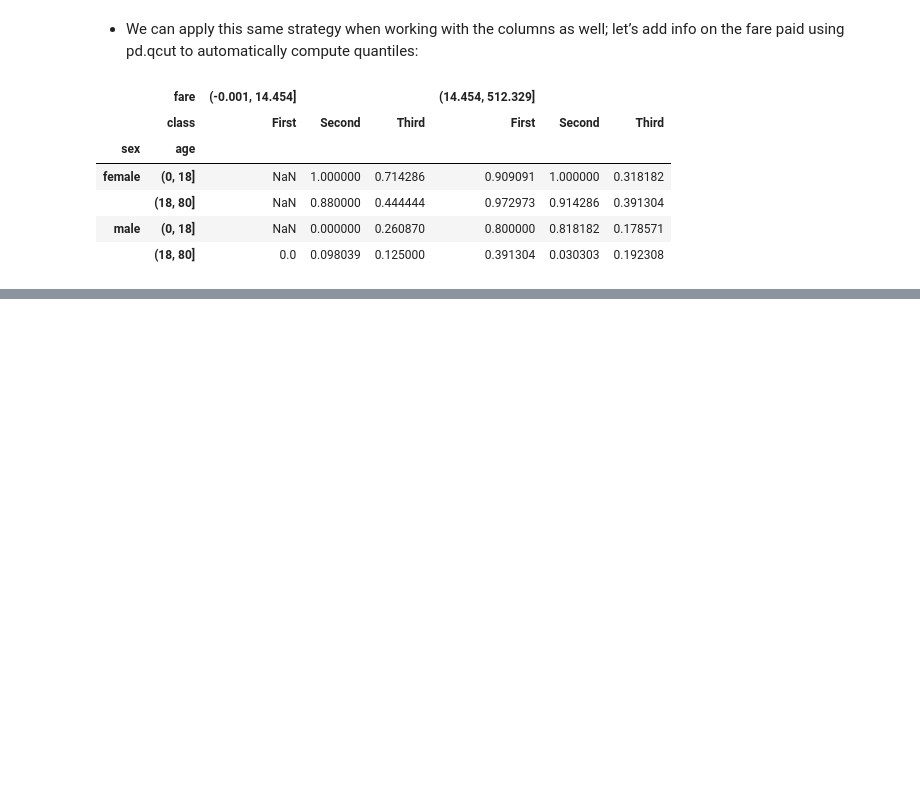
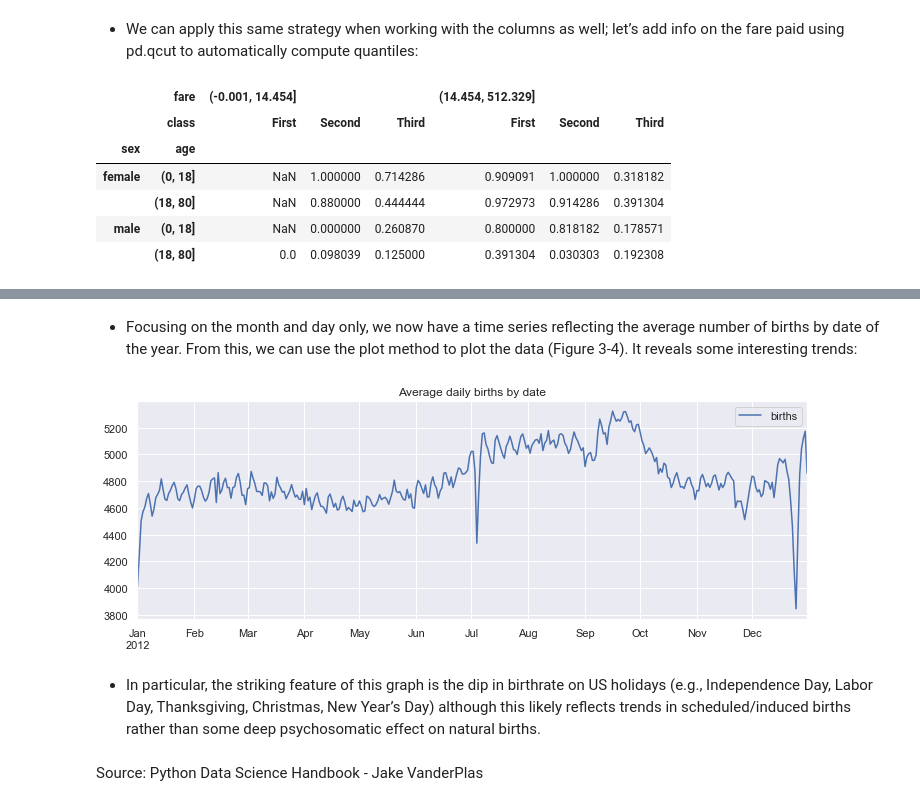
Before and after one commit to kurtsenol/pandas, a Jupyter notebook: Pandas_1.ipynb, the cells around one changed output, grey strips where cells are left out. Saved outputs shown, nothing was run; the diff lists cells and outputs as text; code cells hidden in the pictures; blank space fills up the shorter version.

Commit message:
time series added

```diff
--- a/Pandas_1.ipynb
+++ b/Pandas_1.ipynb
@@ -1140,0 +1289,4 @@ titanic.pivot_table('survived', ['sex', age], [fare, 'class'])
+# %%
+births_by_date = births.pivot_table('births',
+                                [births.index.month, births.index.day])
+births_by_date.head()
@@ -1140,0 +1302,4 @@ titanic.pivot_table('survived', ['sex', age], [fare, 'class'])
+# %%
+births_by_date.index = [pd.datetime(2012, month, day)
+for (month, day) in births_by_date.index]
+births_by_date.head()
@@ -1140,0 +1313,19 @@ titanic.pivot_table('survived', ['sex', age], [fare, 'class'])
+# %% [markdown]
+* Focusing on the month and day only, we now have a time series reflecting the average
+number of births by date of the year. From this, we can use the plot method to plot
+the data (Figure 3-4). It reveals some interesting trends:
+# %%
+# Plot the results
+fig, ax = plt.subplots(figsize=(12, 4))
+births_by_date.plot(ax=ax);
+plt.title("Average daily births by date")
+plt.show()
+# %% [output]
+[figure, added]
+# %% [markdown]
+* In particular, the striking feature of this graph is the dip in birthrate on US holidays
+(e.g., Independence Day, Labor Day, Thanksgiving, Christmas, New Year’s Day)
+although this likely reflects trends in scheduled/induced births rather than some deep
+psychosomatic effect on natural births.
+# %% [markdown]
+Source: Python Data Science Handbook - Jake VanderPlas
```
Also changed, not shown: parts of 28 cells of this notebook, 3 other files.
